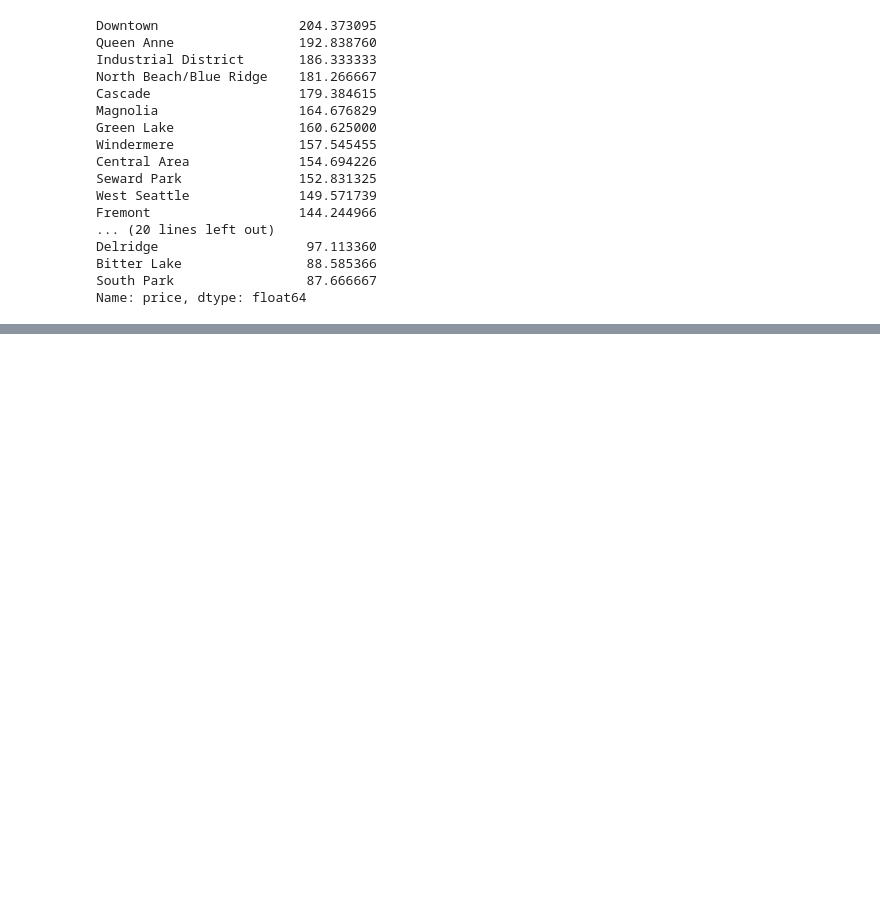
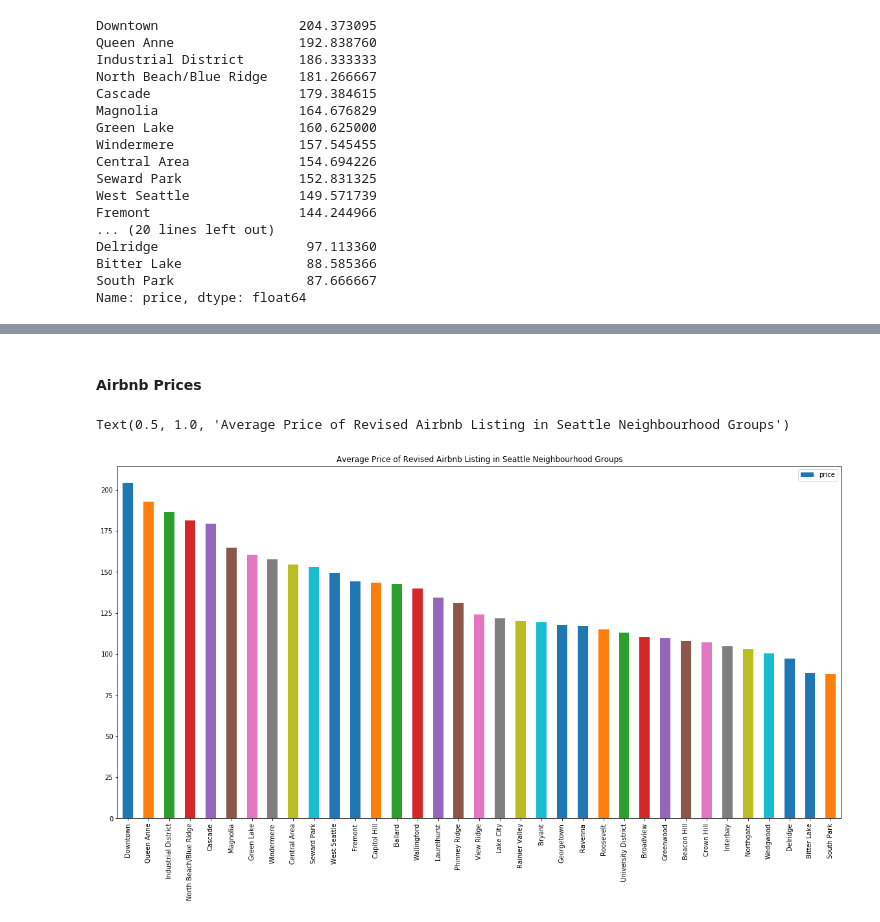
Before and after one commit to SimplifyData/Predict-Airbnb-Prices-in-Seattle, a Jupyter notebook: seattle_airbnb.ipynb, the cells around one changed output, grey strips where cells are left out. Saved outputs shown, nothing was run; the diff lists cells and outputs as text; code cells hidden in the pictures; blank space fills up the shorter version.

```diff
--- a/seattle_airbnb.ipynb
+++ b/seattle_airbnb.ipynb
@@ -586,0 +694,8 @@ Text(0.5, 1.0, '# of Airbnb Reviews in Revised Seattle Neighbourhood Groups')
+# %% [markdown]
+#### Airbnb Prices
+# %%
+areas_and_prices_cleaned.plot(kind = "bar", figsize = (20,10), legend = True)
+plt.title("Average Price of Revised Airbnb Listing in Seattle Neighbourhood Groups")
+# %% [output]
+Text(0.5, 1.0, 'Average Price of Revised Airbnb Listing in Seattle Neighbourhood Groups')
+[figure, added]
```
Also changed, not shown: parts of 21 cells of this notebook.
